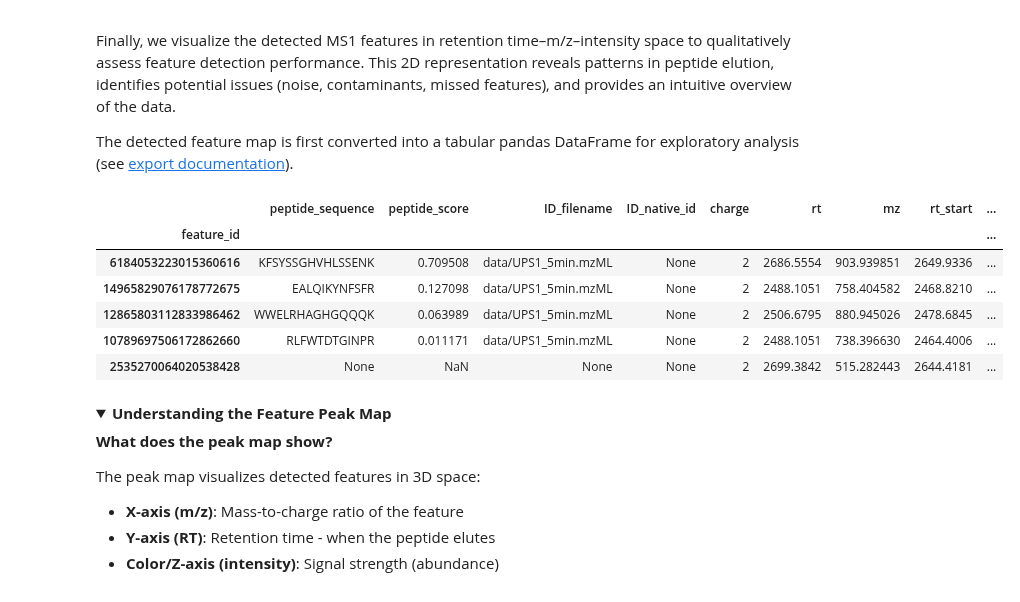
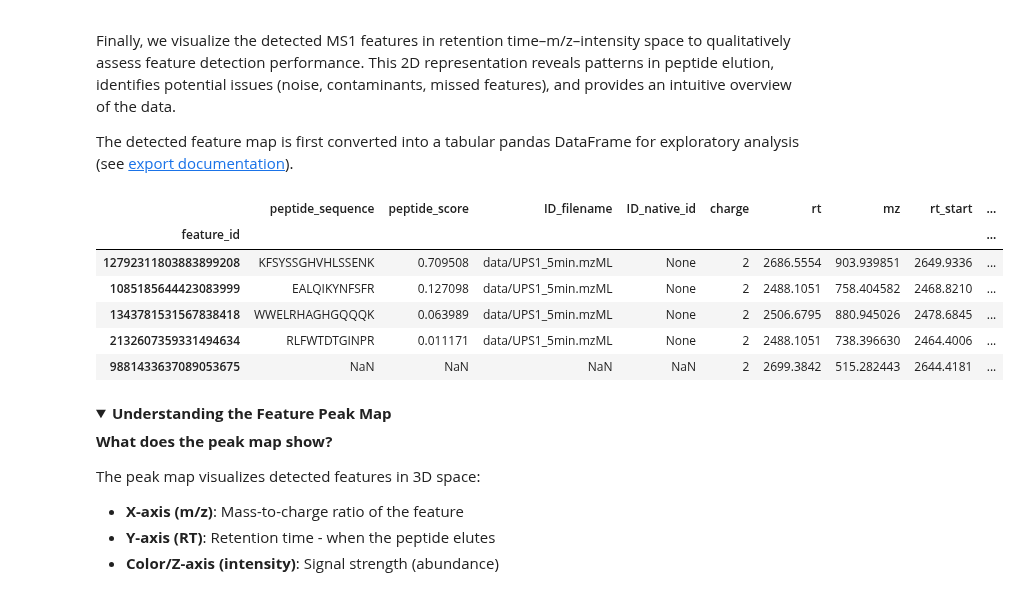
Before and after one commit to timosachsenberg/EuBIC2026, a Jupyter notebook: notebooks/EUBIC_Task3_Quant.ipynb, the cells around one changed output. Cells and saved outputs as stored; diff of their text form; code cells hidden in the pictures; folded sections open.

```diff
--- a/notebooks/EUBIC_Task3_Quant.ipynb
+++ b/notebooks/EUBIC_Task3_Quant.ipynb
@@ -674,16 +684,16 @@ Finally, we visualize the detected MS1 features in retention time–m/z–intens
 The detected feature map is first converted into a tabular pandas DataFrame for exploratory analysis (see [export documentation](https://pyopenms.readthedocs.io/en/latest/user_guide/export_pandas_dataframe.html)).
 # %%
 # Export features into dataframe
-df = features.get_df()
+df = features.to_df()
 df.sort_values(by="peptide_score", ascending=False).head(5)
 # %% [output]
 |  | peptide_sequence | peptide_score | ID_filename | ID_native_id | charge | rt | mz | rt_start | ... |
 | feature_id |  |  |  |  |  |  |  |  | ... |
-| 6184053223015360616 | KFSYSSGHVHLSSENK | 0.709508 | data/UPS1_5min.mzML | None | 2 | 2686.5554 | 903.939851 | 2649.9336 | ... |
-| 14965829076178772675 | EALQIKYNFSFR | 0.127098 | data/UPS1_5min.mzML | None | 2 | 2488.1051 | 758.404582 | 2468.8210 | ... |
-| 12865803112833986462 | WWELRHAGHGQQQK | 0.063989 | data/UPS1_5min.mzML | None | 2 | 2506.6795 | 880.945026 | 2478.6845 | ... |
-| 10789697506172862660 | RLFWTDTGINPR | 0.011171 | data/UPS1_5min.mzML | None | 2 | 2488.1051 | 738.396630 | 2464.4006 | ... |
-| 2535270064020538428 | None | NaN | None | None | 2 | 2699.3842 | 515.282443 | 2644.4181 | ... |
+| 12792311803883899208 | KFSYSSGHVHLSSENK | 0.709508 | data/UPS1_5min.mzML | None | 2 | 2686.5554 | 903.939851 | 2649.9336 | ... |
+| 1085185644423083999 | EALQIKYNFSFR | 0.127098 | data/UPS1_5min.mzML | None | 2 | 2488.1051 | 758.404582 | 2468.8210 | ... |
+| 1343781531567838418 | WWELRHAGHGQQQK | 0.063989 | data/UPS1_5min.mzML | None | 2 | 2506.6795 | 880.945026 | 2478.6845 | ... |
+| 2132607359331494634 | RLFWTDTGINPR | 0.011171 | data/UPS1_5min.mzML | None | 2 | 2488.1051 | 738.396630 | 2464.4006 | ... |
+| 9881433637089053675 | NaN | NaN | NaN | NaN | 2 | 2699.3842 | 515.282443 | 2644.4181 | ... |
 # %% [markdown]
 <details>
 <summary><b>Understanding the Feature Peak Map</b></summary>
```
Also changed, not shown: parts of 8 cells of this notebook, 3 other files.
